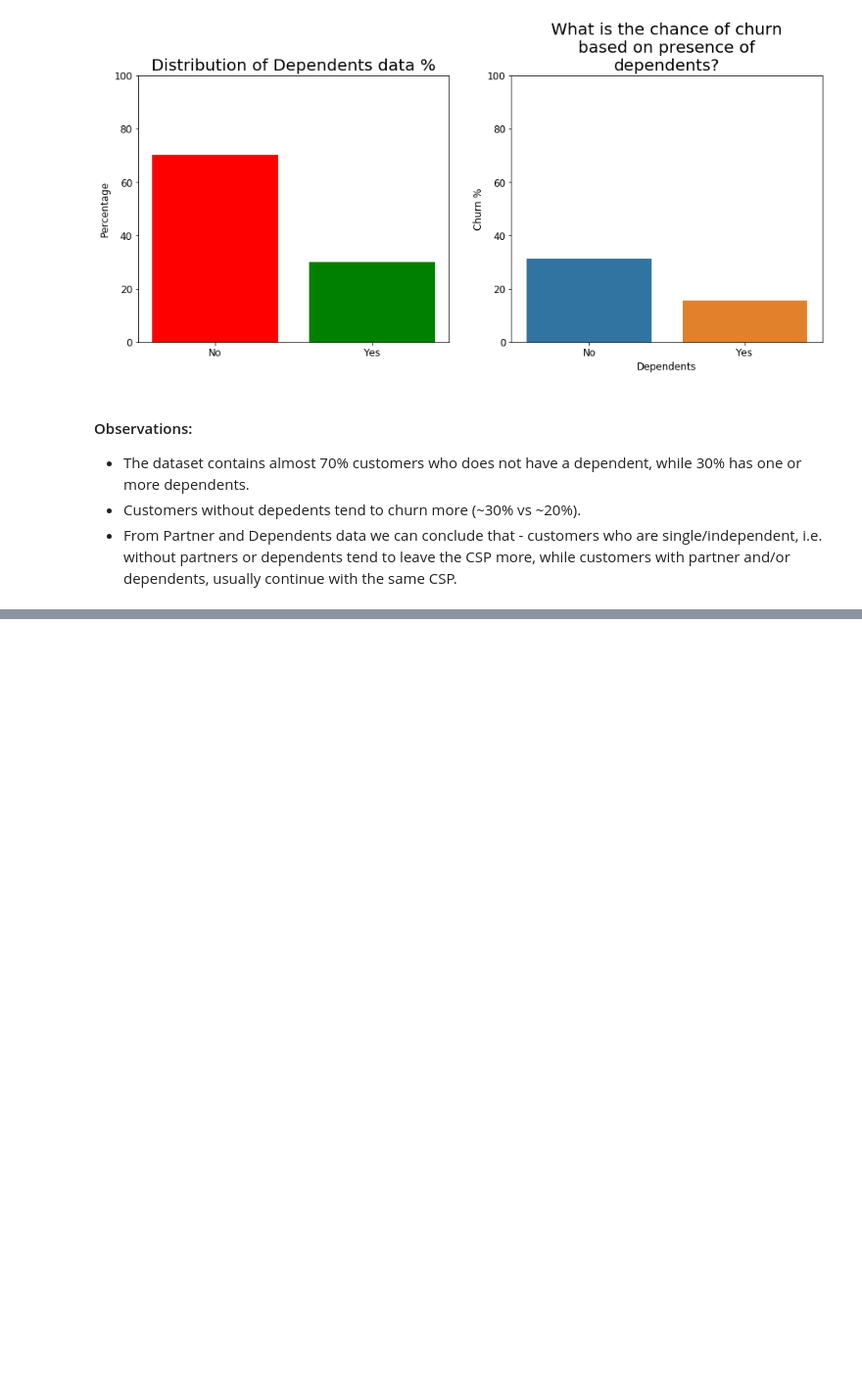
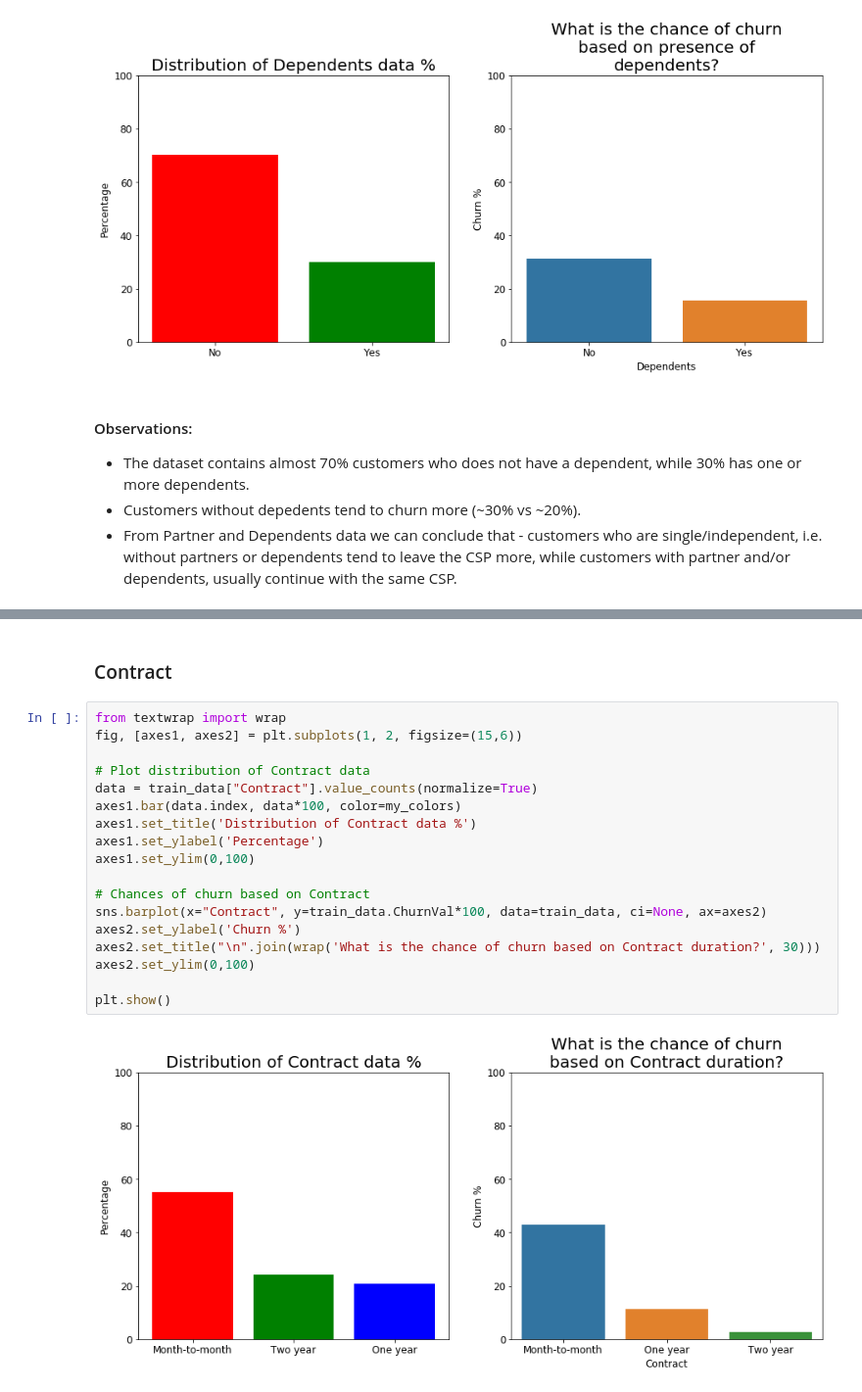
Before and after one commit to SupratimH/learning-data-science, a Jupyter notebook: project-playground/telco-customer-churn-basic-eda.ipynb, the cells around one changed output, grey strips where cells are left out. Shown at 98% size. Cells and saved outputs as stored; diff of their text form; blank space fills up the shorter version.

```diff
--- a/project-playground/telco-customer-churn-basic-eda.ipynb
+++ b/project-playground/telco-customer-churn-basic-eda.ipynb
@@ -349,0 +384,22 @@ Name: SeniorCitizen, dtype: int64
+# %% [markdown]
+### Contract
+# %%
+from textwrap import wrap
+fig, [axes1, axes2] = plt.subplots(1, 2, figsize=(15,6))
+
+# Plot distribution of Contract data
+data = train_data["Contract"].value_counts(normalize=True)
+axes1.bar(data.index, data*100, color=my_colors)
+axes1.set_title('Distribution of Contract data %')
+axes1.set_ylabel('Percentage')
+axes1.set_ylim(0,100)
+
+# Chances of churn based on Contract
+sns.barplot(x="Contract", y=train_data.ChurnVal*100, data=train_data, ci=None, ax=axes2)
+axes2.set_ylabel('Churn %')
+axes2.set_title("\n".join(wrap('What is the chance of churn based on Contract duration?', 30)))
+axes2.set_ylim(0,100)
+
+plt.show()
+# %% [output]
+[figure, added]
```
Also changed, not shown: parts of 39 cells of this notebook.
